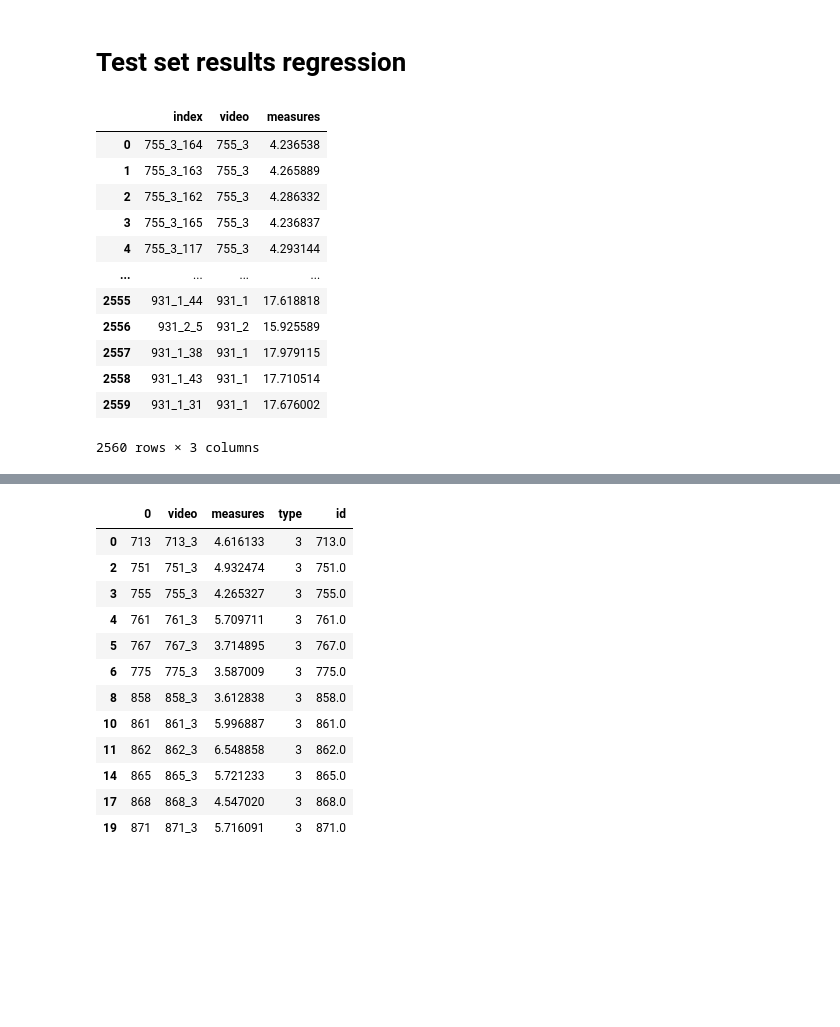
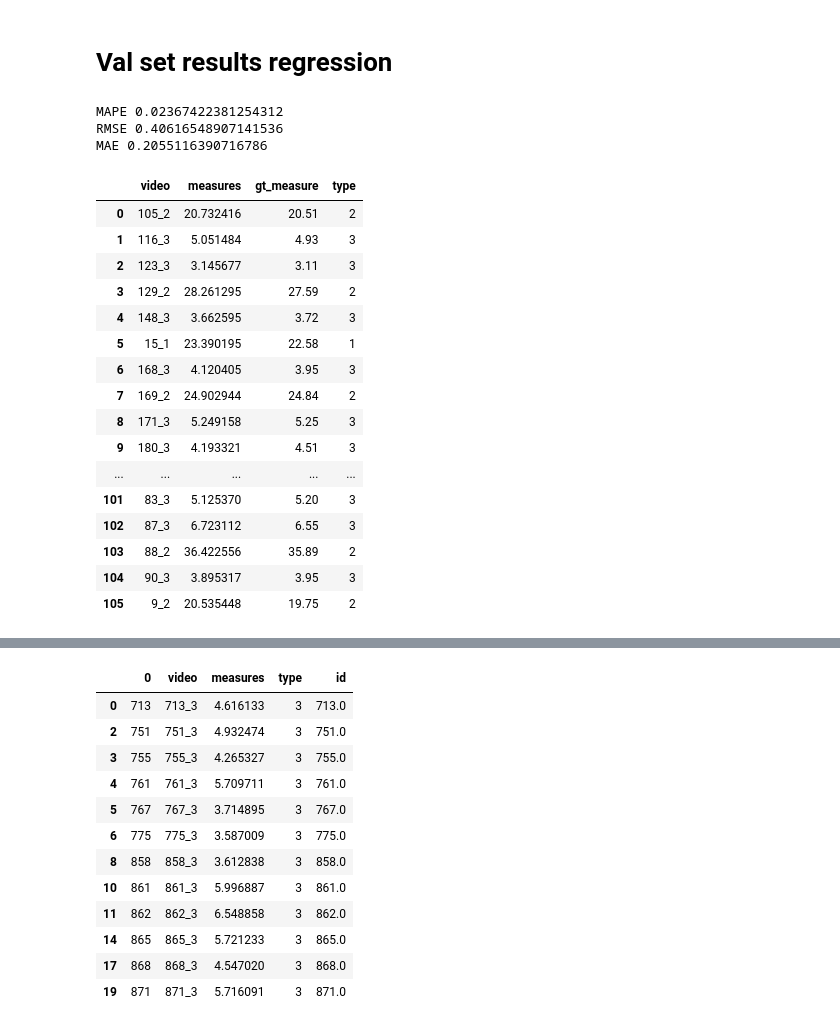
Before and after one commit to karolpustelnik/Fetal-RL, a Jupyter notebook: data_preparation/test_data/val_set_metrics.ipynb, the cells around one changed output, grey strips where cells are left out. Cells and saved outputs as stored; diff of their text form; code cells hidden in the pictures; blank space fills up the shorter version.

```diff
--- a/data_preparation/test_data/val_set_metrics.ipynb
+++ b/data_preparation/test_data/val_set_metrics.ipynb
@@ -9,5 +9,5 @@ from sklearn.metrics import mean_absolute_error, mean_squared_error, mean_absolu
 from sklearn.metrics import recall_score, precision_score, f1_score, accuracy_score, balanced_accuracy_score
 pd.set_option('display.max_rows', 500)
 # %% [markdown]
-# Test set results regression
+# Val set results regression
 # %%
@@ -19,21 +19,5 @@ gt_data_new['gt_measure'] = gt_data['measure']
 data_merged = pd.merge(results_reg, gt_data_new, on='index', how='left')
 data_merged['type'] = data_merged['video'].str.split('_', expand=True).iloc[:, 1]
-# %%
-results_reg
-# %% [output]
-|  | index | video | measures |
-| 0 | 755_3_164 | 755_3 | 4.236538 |
-| 1 | 755_3_163 | 755_3 | 4.265889 |
-| 2 | 755_3_162 | 755_3 | 4.286332 |
-| 3 | 755_3_165 | 755_3 | 4.236837 |
-| 4 | 755_3_117 | 755_3 | 4.293144 |
-| ... | ... | ... | ... |
-| 2555 | 931_1_44 | 931_1 | 17.618818 |
-| 2556 | 931_2_5 | 931_2 | 15.925589 |
-| 2557 | 931_1_38 | 931_1 | 17.979115 |
-| 2558 | 931_1_43 | 931_1 | 17.710514 |
-| 2559 | 931_1_31 | 931_1 | 17.676002 |
-2560 rows × 3 columns
 # %%
 data_merged['type'] = data_merged['video'].str.split('_', expand=True).iloc[:, 1]
 data_merged_grouped = data_merged.groupby('video', as_index=False).mean()
@@ -43,3 +27,31 @@ data_merged_grouped['type'] = data_merged_grouped['video'].str.split('_', expand
 data_femur = data_merged_grouped[data_merged_grouped['type'] == '3']
 data_head = data_merged_grouped[data_merged_grouped['type'] == '1']
 data_abdomen = data_merged_grouped[data_merged_grouped['type'] == '2']
+# %%
+print('MAPE', mean_absolute_percentage_error(data_merged['gt_measure'], data_merged['measures']))
+print('RMSE', mean_squared_error(data_merged['gt_measure'], data_merged['measures'], squared=False))
+print('MAE', mean_absolute_error(data_merged['gt_measure'], data_merged['measures']))
+# %% [output]
+MAPE 0.02367422381254312
+RMSE 0.40616548907141536
+MAE 0.2055116390716786
+# %%
+data_merged_grouped
+# %% [output]
+|  | video | measures | gt_measure | type |
+| 0 | 105_2 | 20.732416 | 20.51 | 2 |
+| 1 | 116_3 | 5.051484 | 4.93 | 3 |
+| 2 | 123_3 | 3.145677 | 3.11 | 3 |
+| 3 | 129_2 | 28.261295 | 27.59 | 2 |
+| 4 | 148_3 | 3.662595 | 3.72 | 3 |
+| 5 | 15_1 | 23.390195 | 22.58 | 1 |
+| 6 | 168_3 | 4.120405 | 3.95 | 3 |
+| 7 | 169_2 | 24.902944 | 24.84 | 2 |
+| 8 | 171_3 | 5.249158 | 5.25 | 3 |
+| 9 | 180_3 | 4.193321 | 4.51 | 3 |
+| ... | ... | ... | ... | ... |
+| 101 | 83_3 | 5.125370 | 5.20 | 3 |
+| 102 | 87_3 | 6.723112 | 6.55 | 3 |
+| 103 | 88_2 | 36.422556 | 35.89 | 2 |
+| 104 | 90_3 | 3.895317 | 3.95 | 3 |
+| 105 | 9_2 | 20.535448 | 19.75 | 2 |
```
Also changed, not shown: parts of 31 cells of this notebook, 16 other files.
